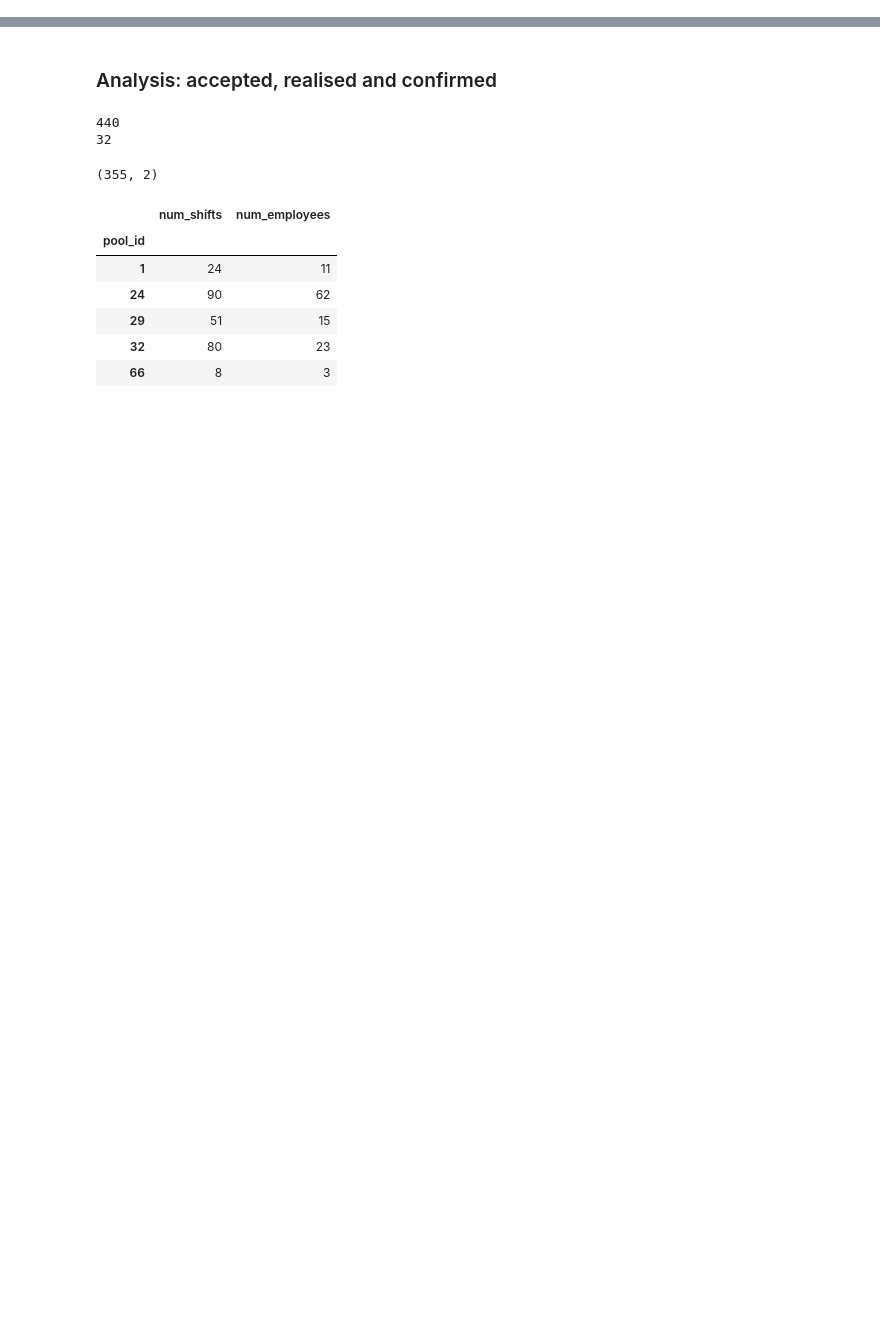
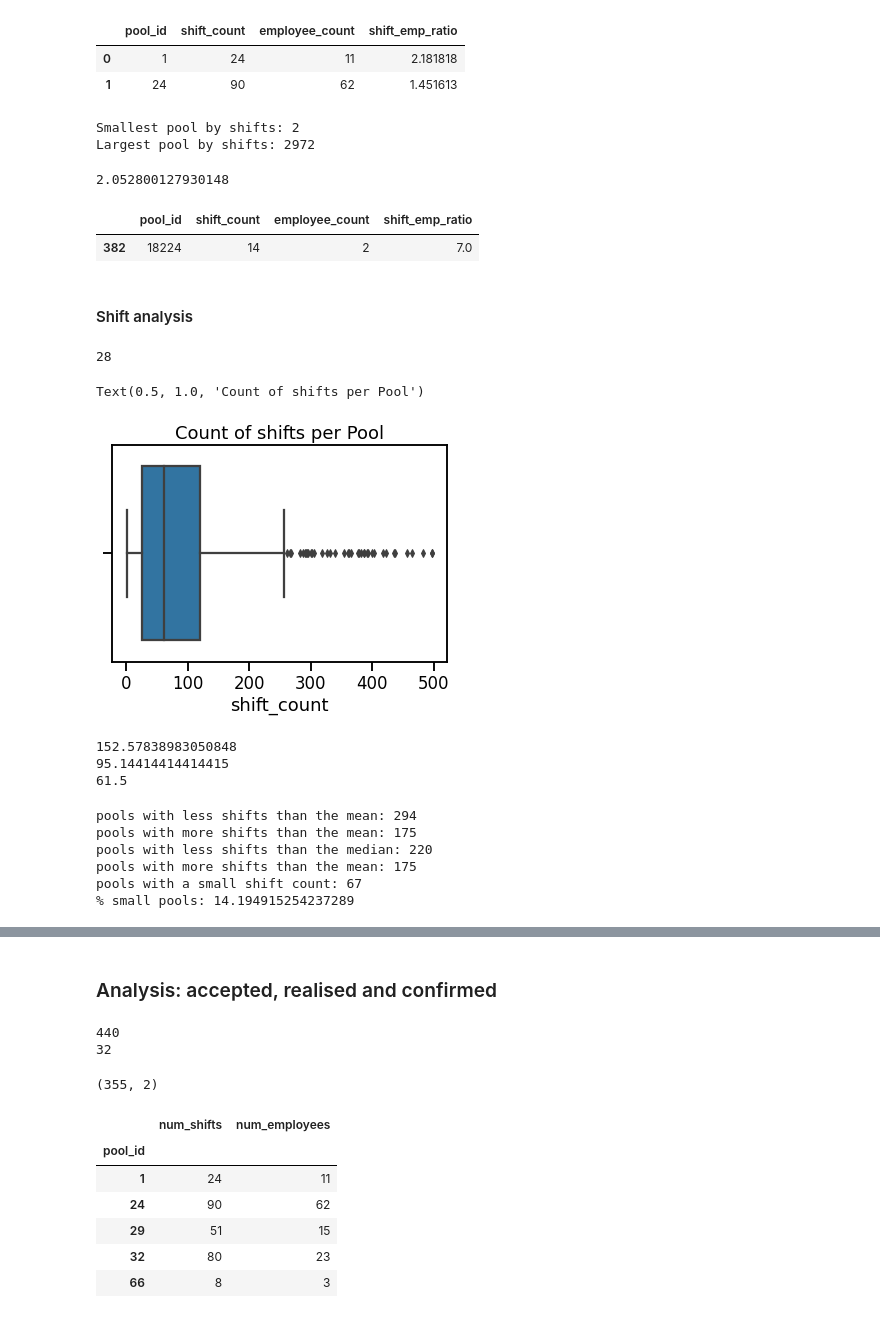
Before and after one commit to benplatten/UvA_MSc_Thesis, a Jupyter notebook: notebooks/eda/clean_eda_310622.ipynb, the cells around one changed output, grey strips where cells are left out. Drawn from its saved outputs; the diff is of its cells as text; code cells hidden in the pictures; blank space fills up the shorter version.

```diff
--- a/notebooks/eda/clean_eda_310622.ipynb
+++ b/notebooks/eda/clean_eda_310622.ipynb
@@ -13,14 +28,21 @@ with open('../../../data/iplan_column_names.pkl', 'rb') as f:
 
 #with open('../data/iplan_date_columns.pkl', 'rb') as f:
 #    date_columns = pickle.load(f)
-date_columns = ['accept_by_employee_date_time']
+date_columns = ['repository_timestamp','start_date_time','end_date_time']
 
 data_folder = '../../../data/'
 data_file = 'repo_iplan_employee_in_shift_20200210-20200216.csv'
 # %%
-usecols = ['shift_id','accept_by_employee_date_time','pool_id']
+usecols=["repository_timestamp",
+                "id",
+                "shift_id",
+                "start_date_time",
+                "end_date_time",
+                "employee_id",
+                "pool_employee_id",
+                 "pool_id"]
 # %%
-df = pd.read_csv(data_folder+data_file,names=column_names, parse_dates=date_columns) #,usecols=usecols)
+df = pd.read_csv(data_folder+data_file,names=column_names, parse_dates=date_columns,usecols=usecols)
 # %%
 df.shape
 # %% [output]
@@ -57,0 +75,62 @@ But most are small
+# %%
+pool_df = df.groupby(['pool_id']).agg({
+                    'shift_id':lambda x: x.nunique(),
+                    'employee_id':lambda x: x.nunique()}).reset_index()
+
+pool_df.columns = ['pool_id','shift_count','employee_count']
+pool_df['shift_emp_ratio'] = pool_df['shift_count'] / pool_df['employee_count']
+
+pool_df.head(2)
+# %% [output]
+|  | pool_id | shift_count | employee_count | shift_emp_ratio |
+| 0 | 1 | 24 | 11 | 2.181818 |
+| 1 | 24 | 90 | 62 | 1.451613 |
+# %%
+print(f"Smallest pool by shifts: {pool_df.shift_count.min()}")
+print(f"Largest pool by shifts: {pool_df.shift_count.max()}")
+# largest pool
+# %% [output]
+Smallest pool by shifts: 2
+Largest pool by shifts: 2972
+# %%
+pool_df['shift_emp_ratio'].mean()
+# %% [output]
+2.052800127930148
+# %%
+pool_df[pool_df['shift_emp_ratio'] >5]
+# %% [output]
+|  | pool_id | shift_count | employee_count | shift_emp_ratio |
+| 382 | 18224 | 14 | 2 | 7.0 |
+# %% [markdown]
+#### Shift analysis
+# %%
+pool_df["shift_count"][pool_df["shift_count"]>500].count()
+# %% [output]
+28
+# %%
+sns.boxplot(x=pool_df["shift_count"][pool_df["shift_count"]<500]).set_title('Count of shifts per pool')
+# %% [output]
+Text(0.5, 1.0, 'Count of shifts per Pool')
+[figure, added]
+# %%
+print(pool_df.shift_count.mean())
+print(pool_df["shift_count"][pool_df["shift_count"]<500].mean())
+print(pool_df["shift_count"][pool_df["shift_count"]<500].median())
+# %% [output]
+152.57838983050848
+95.14414414414415
+61.5
+# %%
+print(f"pools with less shifts than the mean: {pool_df['shift_count'][pool_df['shift_count']<95].count()}")
+print(f"pools with more shifts than the mean: {pool_df['shift_count'][pool_df['shift_count']>95].count()}")
+print(f"pools with less shifts than the median: {pool_df['shift_count'][pool_df['shift_count']<61].count()}")
+print(f"pools with more shifts than the mean: {pool_df['shift_count'][pool_df['shift_count']>95].count()}")
+print(f"pools with a small shift count: {pool_df['shift_count'][pool_df['shift_count']<15].count()}")
+print(f"% small pools: {(pool_df['shift_count'][pool_df['shift_count']<15].count() / len(pool_df))*100}")
+# %% [output]
+pools with less shifts than the mean: 294
+pools with more shifts than the mean: 175
+pools with less shifts than the median: 220
+pools with more shifts than the mean: 175
+pools with a small shift count: 67
+% small pools: 14.194915254237289
```
Also changed, not shown: parts of 36 cells of this notebook, 17 other files.
